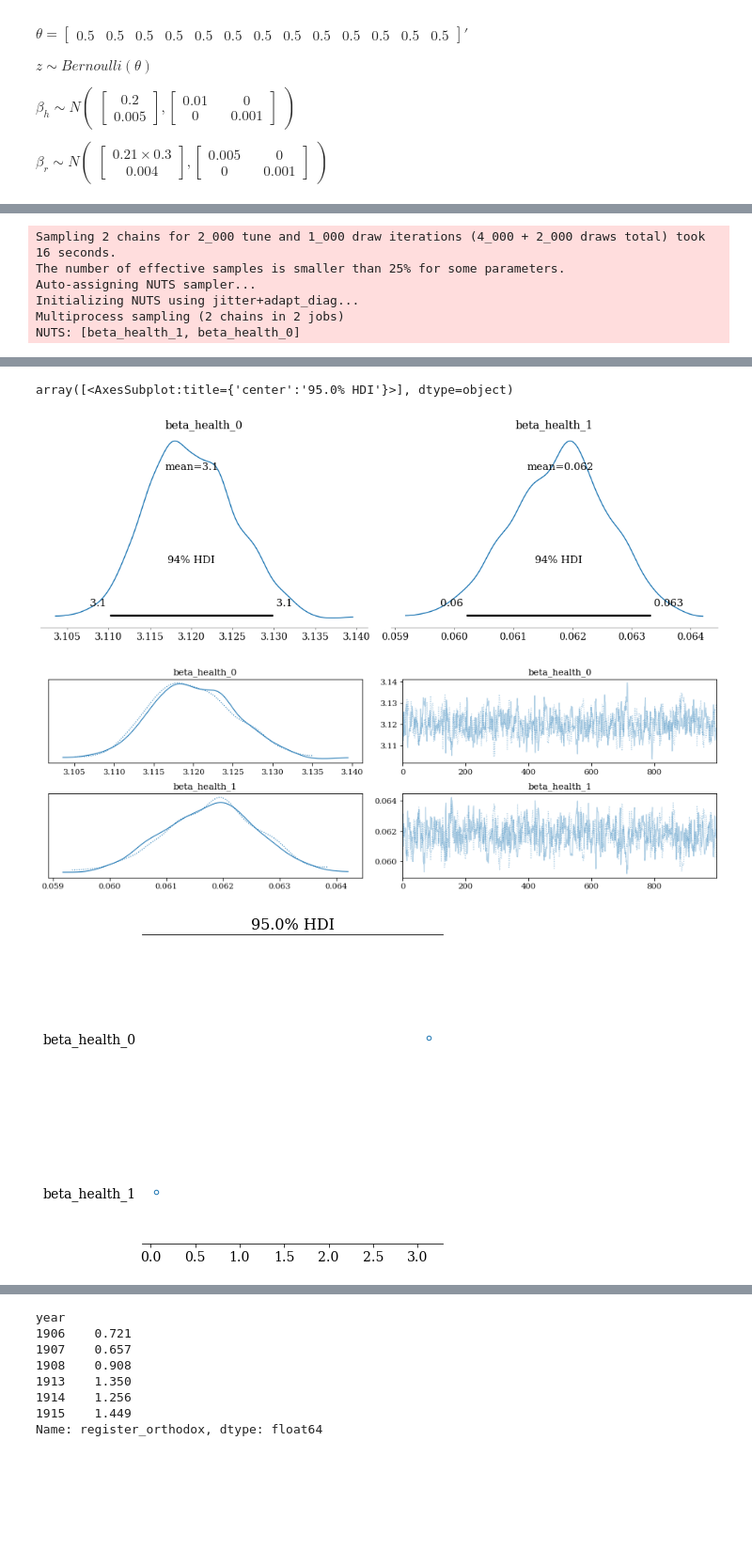
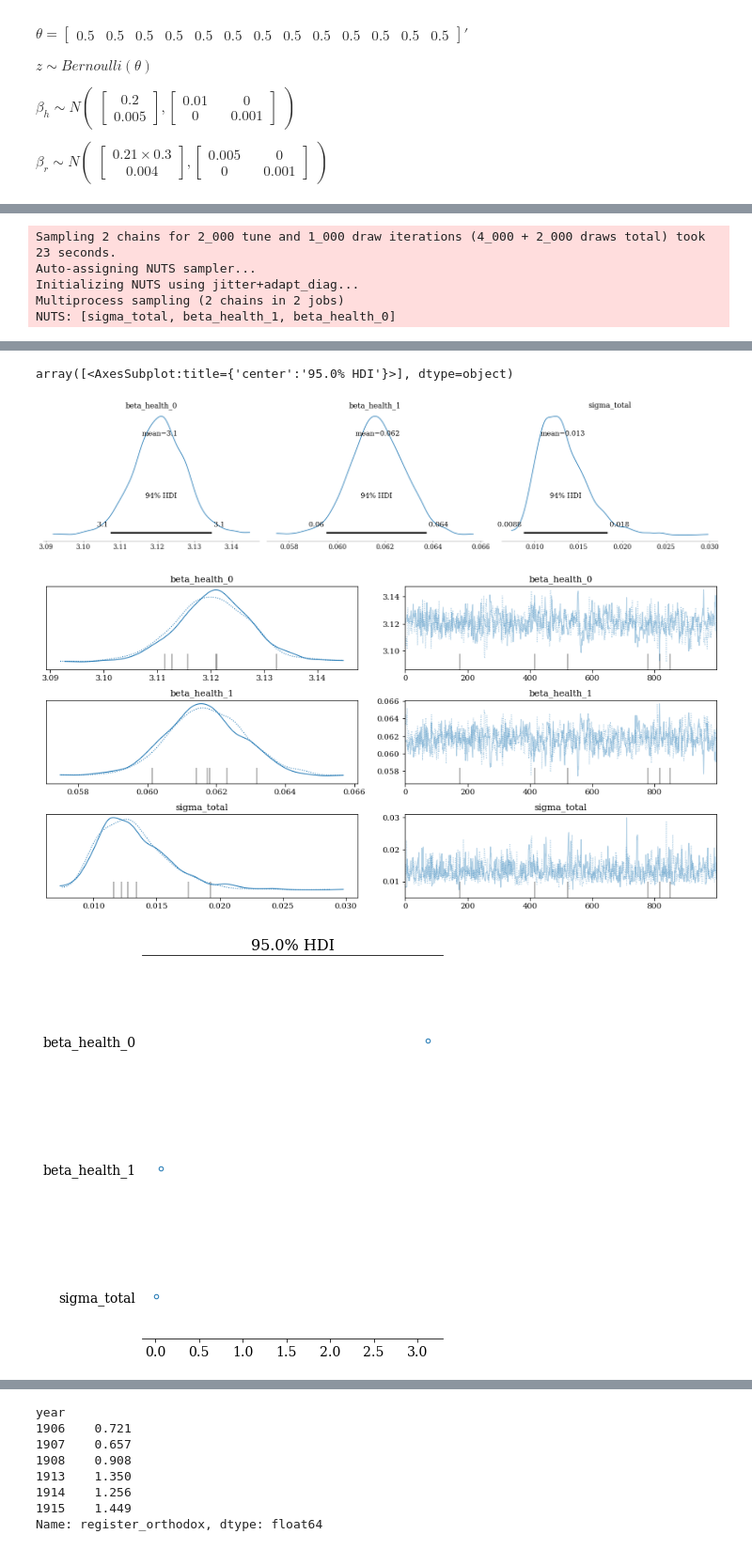
Before and after one commit to AnttiHaerkoenen/vyborg_orthodox, a Jupyter notebook: notebooks/missing_orthodox.ipynb, the cells around one changed output, grey strips where cells are left out. Shown at 94% size. Cells and saved outputs as stored; diff of their text form; code cells hidden in the pictures; blank space fills up the shorter version.

Commit message:
Half Normal

```diff
--- a/notebooks/missing_orthodox.ipynb
+++ b/notebooks/missing_orthodox.ipynb
@@ -201,7 +224,6 @@ start = 1906
 data_pm['t'] = data_pm.index - start
 
 with pm.Model() as model_health_council_orthodox:
-    n, _ = data_pm.shape
     t = np.asarray(data_pm.t)
     beta_health_0 = pm.Normal(
         "beta_health_0",
@@ -211,15 +233,18 @@ with pm.Model() as model_health_council_orthodox:
     beta_health_1 = pm.Normal(
         "beta_health_1",
         mu=0.05,
-        sigma=0.1,
+        sigma=0.01,
+    )
+    sigma_total = pm.HalfNormal(
+        'sigma_total',
+        sigma=0.01,
     )
     mu_health = beta_health_0 + t * beta_health_1
-    # sigma_health = pm.Exponential('sigma_health', 100)
     health_council = pm.Normal(
         'health_council',
         mu=mu_health,
-        sigma=0.01,
-        observed=np.asarray(data_pm.health_council_orthodox),
+        sigma=sigma_total,
+        observed=data_pm.health_council_orthodox,
     )
     trace_health = pm.sample(1000, tune=2000, init="advi+adapt_diag")
     prior_health = pm.sample_prior_predictive()
@@ -240,8 +265,7 @@ NUTS: [beta_health_1, beta_health_0]
 [interactive output not drawn]
-Sampling 2 chains for 2_000 tune and 1_000 draw iterations (4_000 + 2_000 draws total) took 16 seconds.
-The number of effective samples is smaller than 25% for some parameters.
+Sampling 2 chains for 2_000 tune and 1_000 draw iterations (4_000 + 2_000 draws total) took 23 seconds.
 Auto-assigning NUTS sampler...
 Initializing NUTS using jitter+adapt_diag...
 Multiprocess sampling (2 chains in 2 jobs)
-NUTS: [beta_health_1, beta_health_0]
+NUTS: [sigma_total, beta_health_1, beta_health_0]
 [interactive output not drawn]
@@ -250,8 +274,8 @@ The acceptance probability does not match the target. It is 0.8786792903738965,
 [interactive output not drawn]
 array([<AxesSubplot:title={'center':'95.0% HDI'}>], dtype=object)
-[figure, old version]
+[figure, new version]
-[figure, old version]
+[figure, new version]
-[figure, old version]
+[figure, new version]
 # %%
 data_pm = data_pm.iloc[[0, 1, 2, 7, 8, 9,]]
 
```
Also changed, not shown: parts of 6 cells of this notebook, 3 other files.
